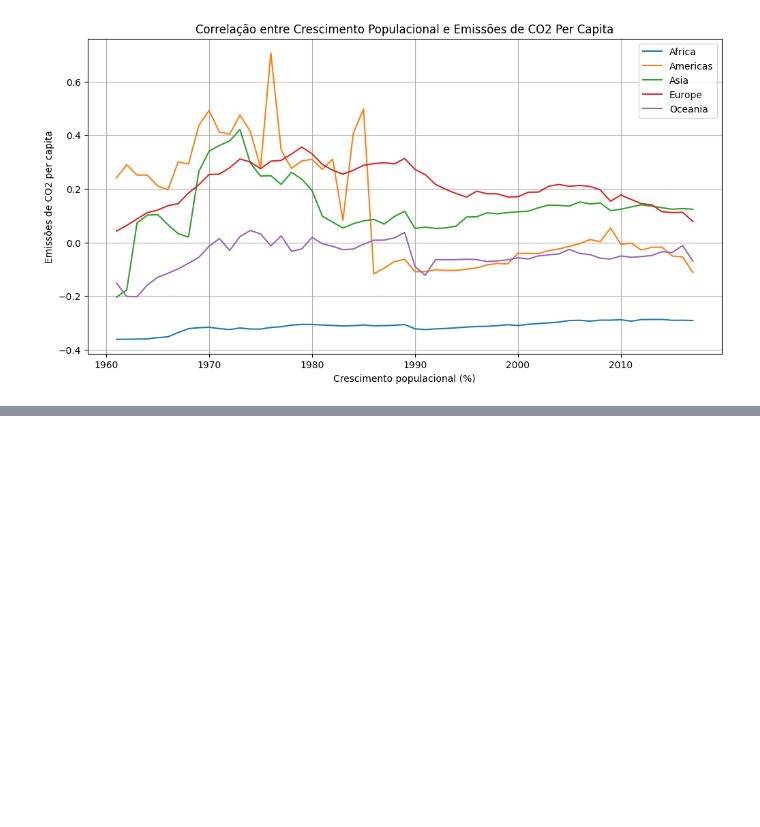
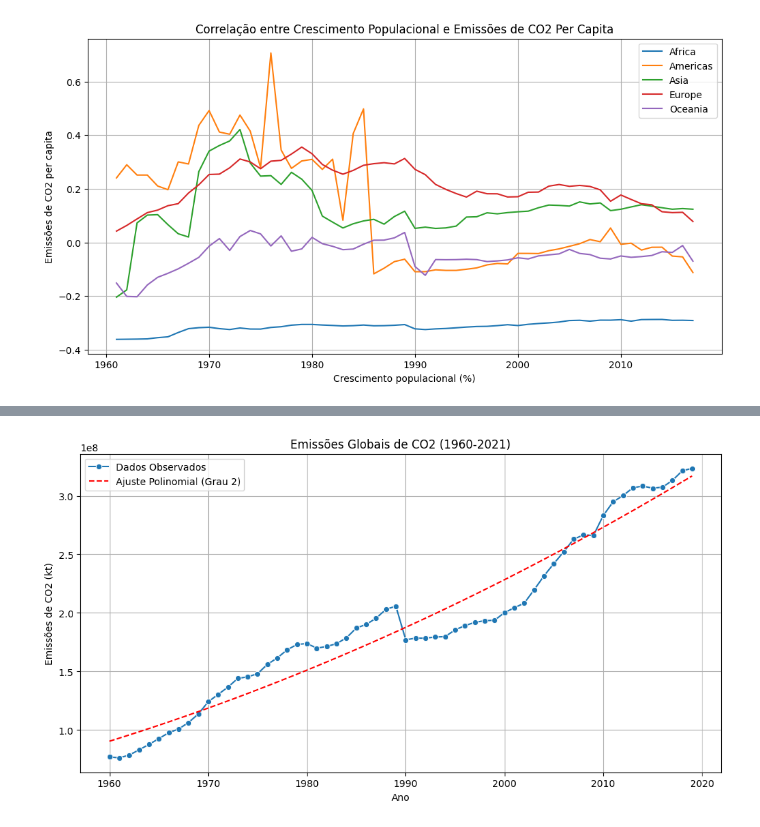
Before and after one commit to Rodrigo-Brasileiro/gsdatascience, a Jupyter notebook: carbon-footprint.ipynb, the cells around one changed output, grey strips where cells are left out. Saved outputs shown, nothing was run; the diff lists cells and outputs as text; code cells hidden in the pictures; blank space fills up the shorter version.

```diff
--- a/carbon-footprint.ipynb
+++ b/carbon-footprint.ipynb
@@ -1061,0 +1065,82 @@ Correlação global entre crescimento populacional e emissões de CO2 per capita
+# %%
+import pandas as pd
+import matplotlib.pyplot as plt
+import seaborn as sns
+from sklearn.preprocessing import PolynomialFeatures
+from sklearn.linear_model import LinearRegression
+from sklearn.metrics import r2_score
+
+# --- Código restante ---
+
+def preprocess_data(co2_df, pop_df, pib_df, start_year=1960, end_year=2019):
+    return co2_df, pop_df, pib_df
+
+def regress(X, y, country, test_size=0.3):
+    return model
+
+# --- Carregamento e pré-processamento ---
+co2_df = pd.read_csv('co2_emissions_kt_by_country.csv')
+pop_df = pd.read_csv('population_total_long.csv')
+pib_df = pd.read_csv('countries_gdp_hist.csv', delimiter=';')
+
+co2_df_proc, pop_df_proc, pib_df_proc = preprocess_data(co2_df, pop_df, pib_df, end_year=2021)
+
+
+# --- Análise da pergunta 8 ---
+
+# 1. Emissões Globais e Padrão de Crescimento
+global_emissions = co2_df_proc.groupby('year')['value'].sum().reset_index()
+
+# Converter 'year' para numérico para a regressão
+global_emissions['year'] = pd.to_numeric(global_emissions['year'])
+
+# Ajustar modelo polinomial (grau 2 - aproximação exponencial)
+X = global_emissions['year'].values.reshape(-1, 1)
+y = global_emissions['value'].values
+
+poly = PolynomialFeatures(degree=2)
+X_poly = poly.fit_transform(X)
+model_poly = LinearRegression().fit(X_poly, y)
+y_pred_poly = model_poly.predict(X_poly)
+
+
+plt.figure(figsize=(12, 6))
+sns.lineplot(x='year', y='value', data=global_emissions, marker='o', label="Dados Observados")
+plt.plot(X, y_pred_poly, label='Ajuste Polinomial (Grau 2)', color='red', linestyle='--')
+plt.title('Emissões Globais de CO2 (1960-2021)')
+plt.xlabel('Ano')
+plt.ylabel('Emissões de CO2 (kt)')
+plt.legend()
+plt.grid(True)
+plt.show()
+
+# Calcular R-quadrado para o ajuste polinomial
+r2_poly = r2_score(y, y_pred_poly)
+print(f"R-quadrado (Polinomial): {r2_poly}")
+
+
+# 2. Comparação OECD vs. Países em Desenvolvimento
+oecd_countries = ['AUS', 'AUT', 'BEL', 'CAN', 'CHL', 'CZE', 'DEU', 'DNK', 'ESP', 'EST', 'FIN', 'FRA', 'GBR', 'GRC', 'HUN', 'ISL', 'IRL', 'ISR', 'ITA', 'JPN', 'KOR', 'LUX', 'LVA', 'MEX', 'NLD', 'NOR', 'NZL', 'POL', 'PRT', 'SVK', 'SVN', 'SWE', 'TUR', 'USA']
+
+# Certifique-se que 'country_code' é string
+co2_df_proc['country_code'] = co2_df_proc['country_code'].astype(str)
+
+oecd_emissions = co2_df_proc[co2_df_proc['country_code'].isin(oecd_countries)].groupby('year')['value'].sum().reset_index()
+developing_emissions = co2_df_proc[~co2_df_proc['country_code'].isin(oecd_countries)].groupby('year')['value'].sum().reset_index()
+
+# Converter 'year' para numérico para a plotagem
+oecd_emissions['year'] = pd.to_numeric(oecd_emissions['year'])
+developing_emissions['year'] = pd.to_numeric(developing_emissions['year'])
+
+plt.figure(figsize=(12, 6))
+sns.lineplot(x='year', y='value', data=oecd_emissions, label='OECD')
+sns.lineplot(x='year', y='value', data=developing_emissions, label='Países em Desenvolvimento')
+
+plt.title('Emissões de CO2 - OECD vs. Países em Desenvolvimento (1960-2021)')
+plt.xlabel('Ano')
+plt.ylabel('Emissões de CO2 (kt)')
+plt.legend()
+plt.grid(True)
+plt.show()
+# %% [output]
+[figure, added]
```
Also changed, not shown: parts of 2 cells of this notebook, 1 other file.
